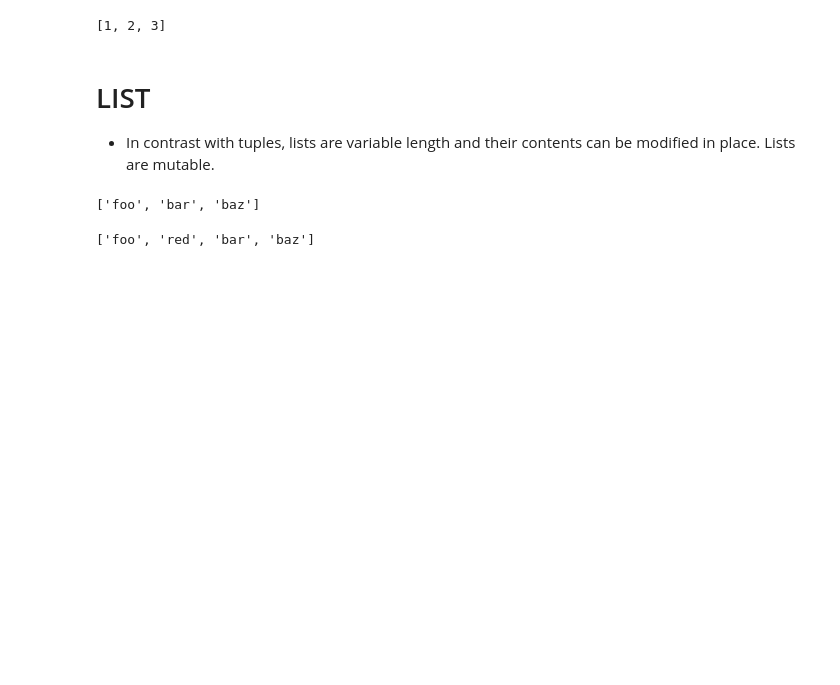
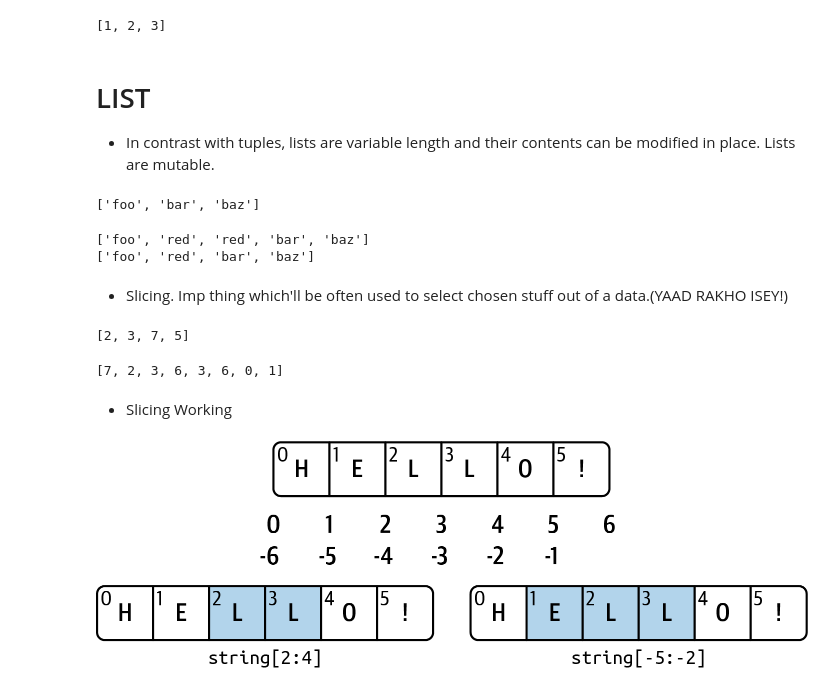
Before and after one commit to DJS-INFOMATRIX/Py-Basics-for-Mentees, a Jupyter notebook: PY-For-DS-Mentees.ipynb, the cells around one changed output. Cells and saved outputs as stored; diff of their text form; code cells hidden in the pictures; blank space fills up the shorter version.

```diff
--- a/PY-For-DS-Mentees.ipynb
+++ b/PY-For-DS-Mentees.ipynb
@@ -253,5 +253,27 @@ print(b_list)
 # %%
 b_list.insert(1, "red")
 print(b_list)
+b_list.pop(2)
+print(b_list)
 # %% [output]
+['foo', 'red', 'red', 'bar', 'baz']
 ['foo', 'red', 'bar', 'baz']
+# %% [markdown]
+- Slicing. Imp thing which'll be often used to select chosen stuff out of a data.(YAAD RAKHO ISEY!)
+# %%
+seq = [7, 2, 3, 7, 5, 6, 0, 1]
+print(seq[1:5])
+# %% [output]
+[2, 3, 7, 5]
+# %%
+seq[3:5] = [6, 3]
+print(seq)
+# %% [output]
+[7, 2, 3, 6, 3, 6, 0, 1]
+# %% [markdown]
+- Slicing Working
+# %%
+from IPython.display import Image
+Image(filename="pda3_0301.png")
+# %% [output]
+[figure, added]
```
Also changed, not shown: 1 other file.
